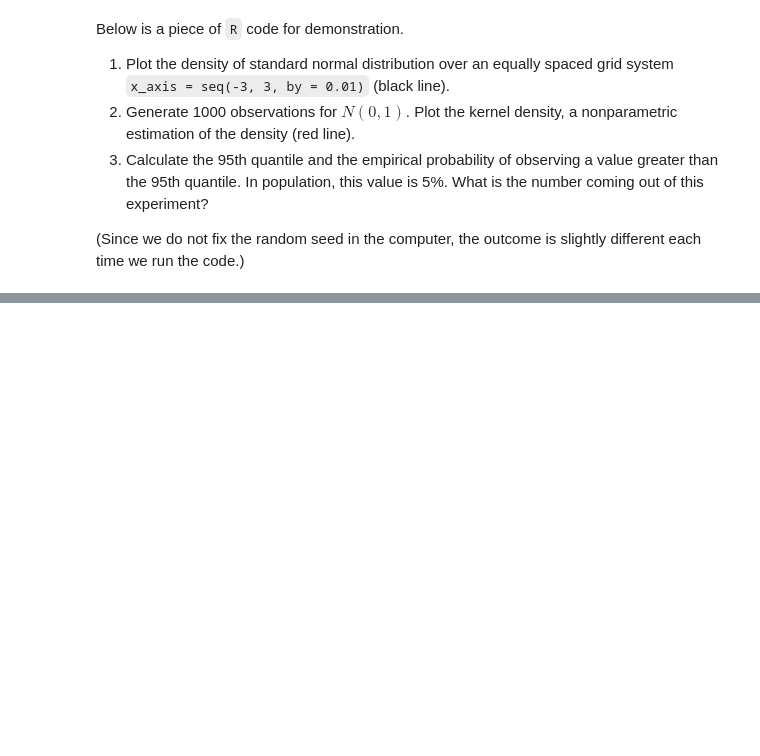
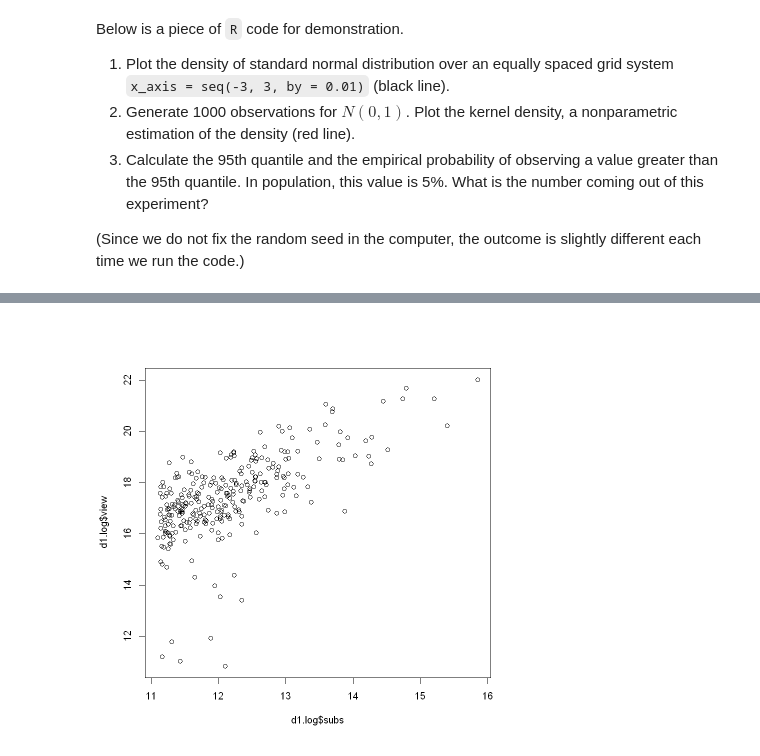
Before and after one commit to zhentaoshi/Econ_prob, a Jupyter notebook: lecture01_2022_probability.ipynb, the cells around one changed output, grey strips where cells are left out. Drawn from its saved outputs; the diff is of its cells as text; code cells hidden in the pictures; blank space fills up the shorter version.

```diff
--- a/lecture01_2022_probability.ipynb
+++ b/lecture01_2022_probability.ipynb
@@ -185,0 +264,4 @@ the empirical rejection probability is 0.046
+# %%
+plot(d1.log$subs, d1.log$view )
+# %% [output]
+[figure, added]
```
Also changed, not shown: parts of 39 cells of this notebook, 2 other files.
